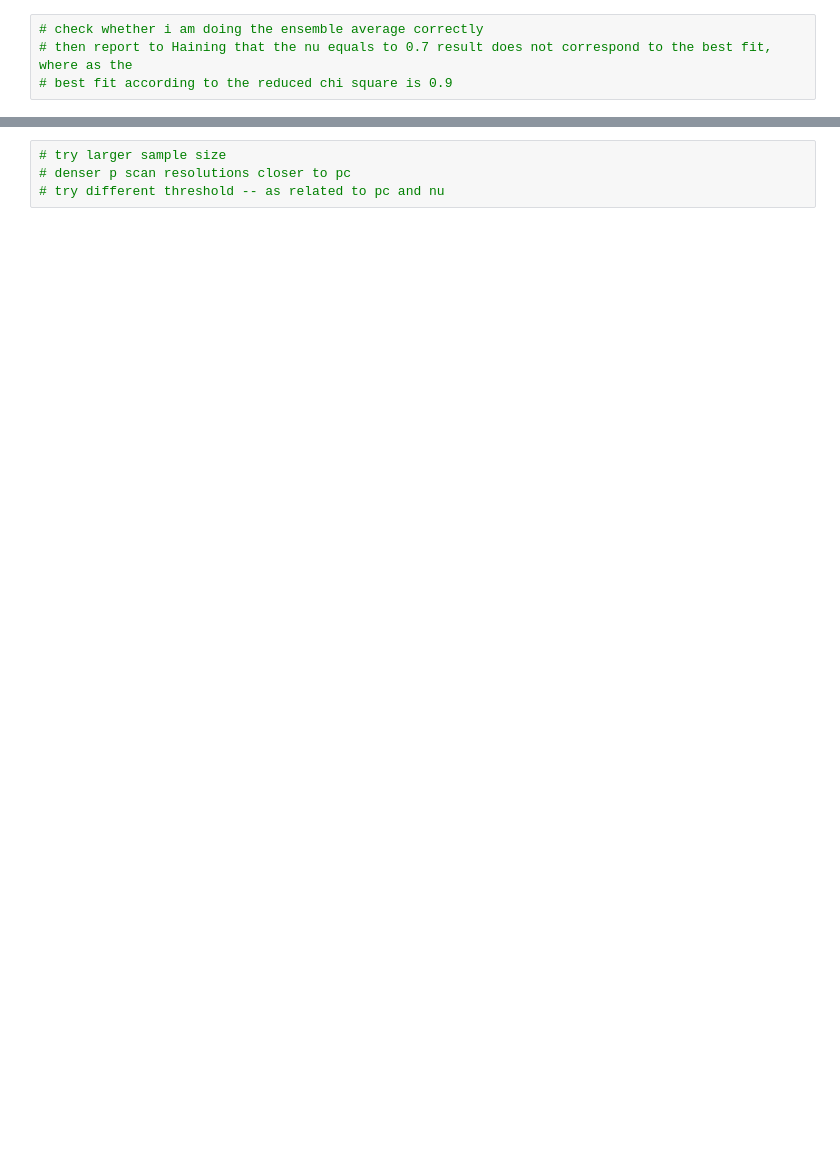
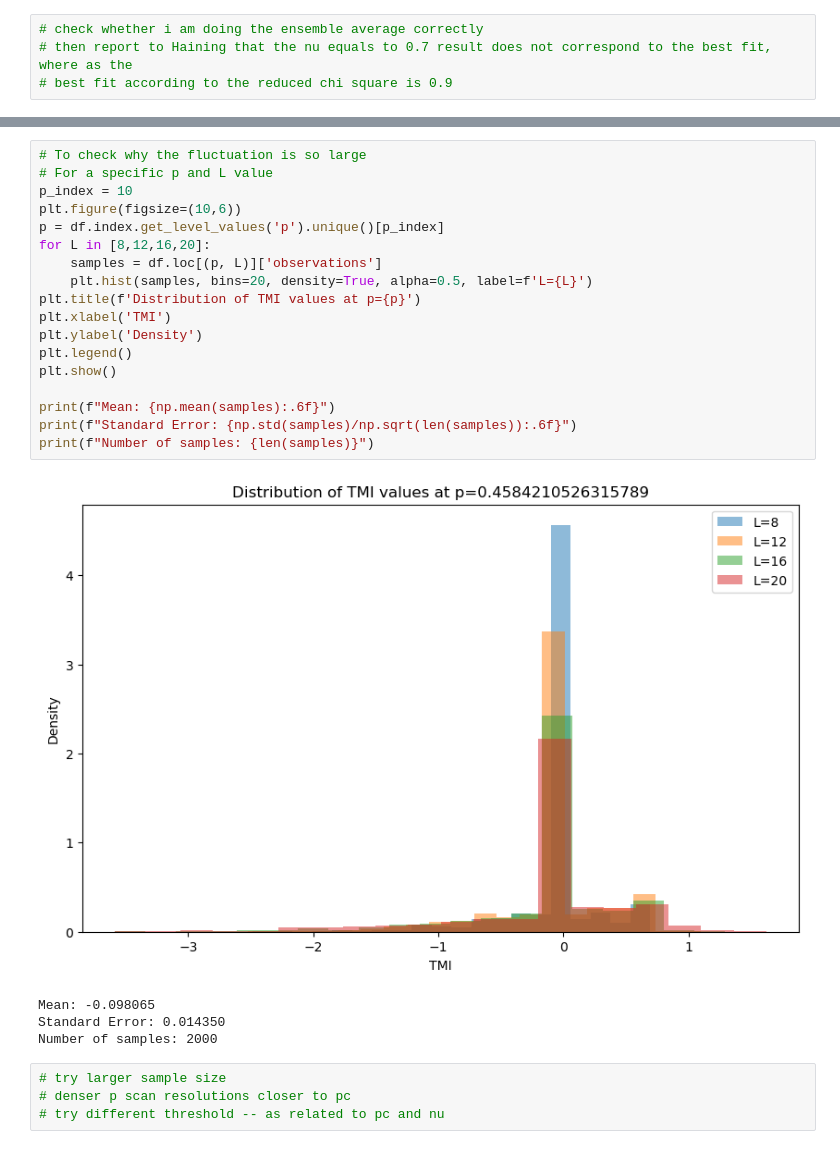
Before and after one commit to youtao1999/CT_toy, a Jupyter notebook: sandbox.ipynb, the cells around one changed output, grey strips where cells are left out. Saved outputs shown, nothing was run; the diff lists cells and outputs as text; blank space fills up the shorter version.

```diff
--- a/sandbox.ipynb
+++ b/sandbox.ipynb
@@ -234,3 +246,26 @@ plt.show()
+# %%
+# To check why the fluctuation is so large
+# For a specific p and L value
+p_index = 10
+plt.figure(figsize=(10,6))
+p = df.index.get_level_values('p').unique()[p_index]
+for L in [8,12,16,20]:
+    samples = df.loc[(p, L)]['observations']
+    plt.hist(samples, bins=20, density=True, alpha=0.5, label=f'L={L}')
+plt.title(f'Distribution of TMI values at p={p}')
+plt.xlabel('TMI')
+plt.ylabel('Density')
+plt.legend()
+plt.show()
+
+print(f"Mean: {np.mean(samples):.6f}")
+print(f"Standard Error: {np.std(samples)/np.sqrt(len(samples)):.6f}")
+print(f"Number of samples: {len(samples)}")
+# %% [output]
+[figure, added]
+Mean: -0.098065
+Standard Error: 0.014350
+Number of samples: 2000
 # %%
 # try larger sample size
 # denser p scan resolutions closer to pc
```
Also changed, not shown: parts of 8 cells of this notebook, 1 other file.
